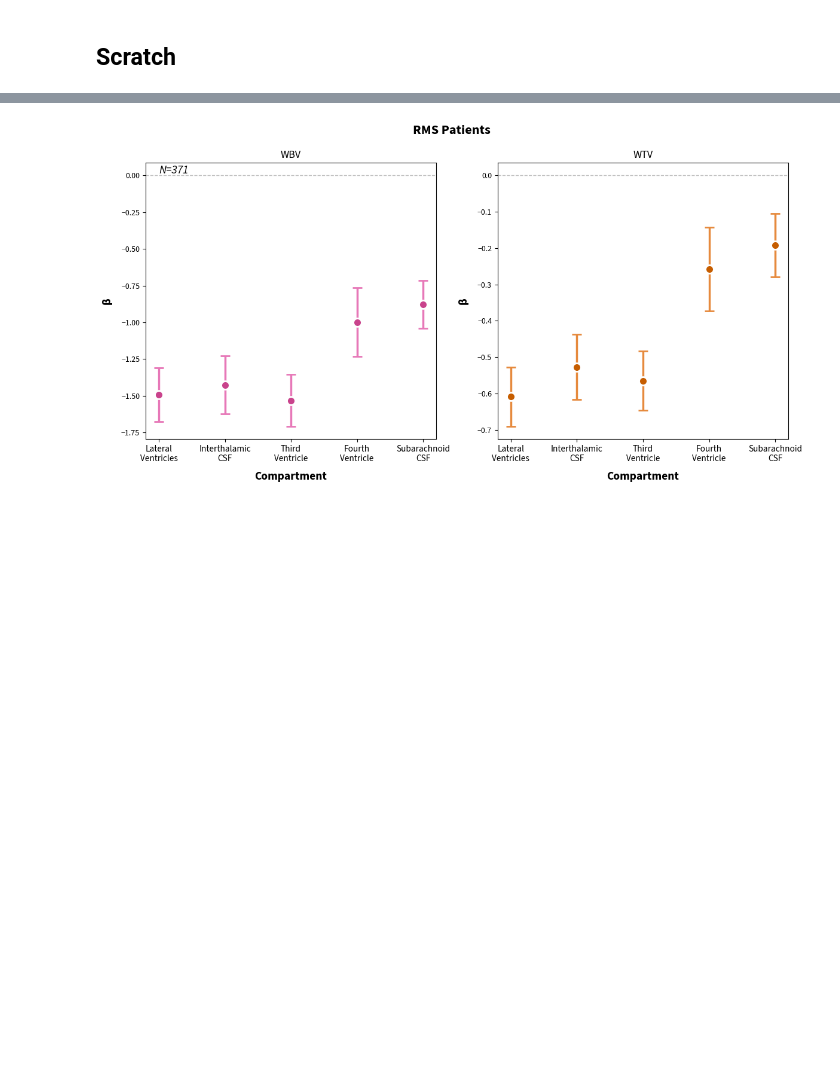
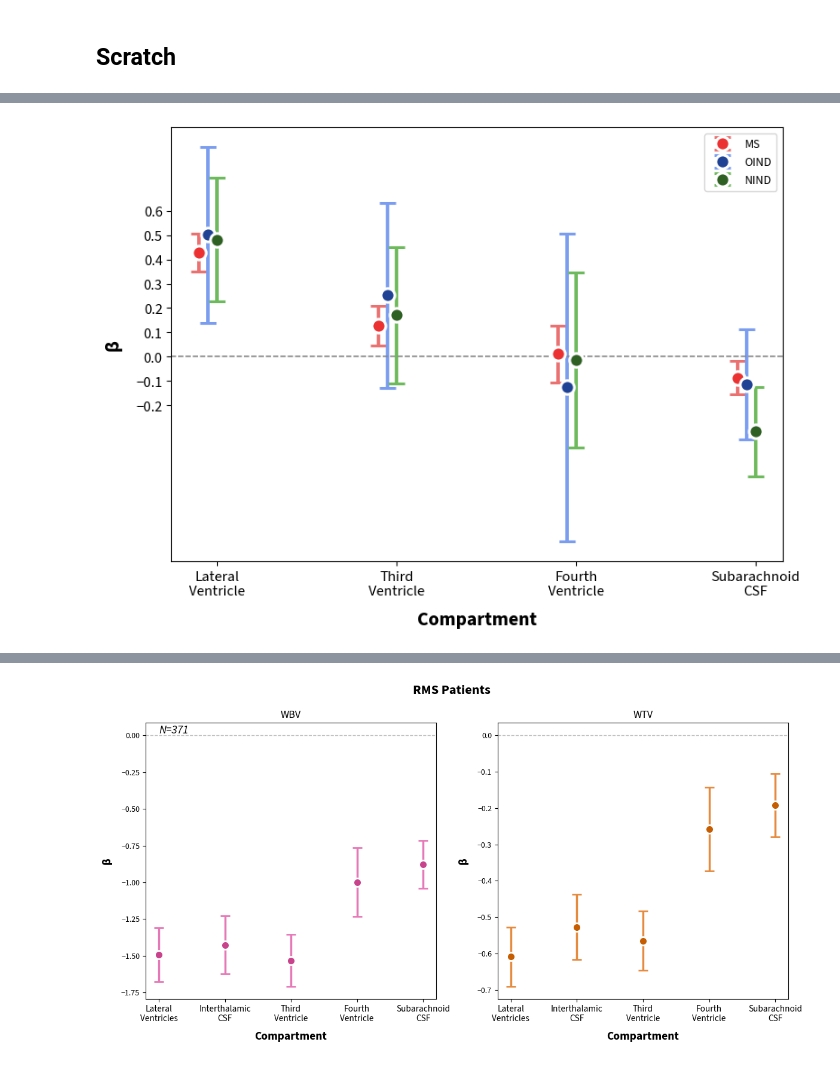
Before and after one commit to srs328/ms_mri, a Jupyter notebook: analysis/thalamus/results/3-CP_CSF_analysis.ipynb, the cells around one changed output, grey strips where cells are left out. Cells and saved outputs as stored; diff of their text form; code cells hidden in the pictures; blank space fills up the shorter version.

```diff
--- a/analysis/thalamus/results/3-CP_CSF_analysis.ipynb
+++ b/analysis/thalamus/results/3-CP_CSF_analysis.ipynb
@@ -887,3 +887,8 @@ Notes:
 [1] Standard Errors are heteroscedasticity robust (HC3)
 <class 'statsmodels.stats.contrast.ContrastResults'>
 <Wald test (chi2): statistic=[[10.08265682]], p-value=0.0014967136965124373, df_denom=1>
+# %%
+model_data = data[NIND_patients].copy()
+model_data = zscore(model_data)
+res = smf.ols("LV_log ~ CP + age + Female + tiv + WBV", data=model_data).fit()
+print(res.summary())
@@ -3077,0 +3155,92 @@ for model_name, model, formula in zip(
+# %%
+outcomes = ["LV_log", "thirdV_log", "fourthV_log", "periCSF_log"]
+predictors = [
+    "CP",
+]
+all_covariates = {
+    "basic": ["age", "Female", "tiv"],
+    "WBV": ["WBV", "age", "Female", "tiv"],
+}
+
+figures = {}
+all_axes = {}
+fig, axes = plt.subplots(figsize=(8, 6))
+save_path = fig_path / "tmp.xlsx"
+
+for patients, group_name, color_suffix, jitter in zip([MS_patients, OIND_patients, NIND_patients],
+                                ["MS", "OIND", "NIND"],
+                                ["red1", "blue1", "green1"],
+                                ([0, 0.05, 0.1])):
+    model_data = zscore(data[patients], skip_vars=["PRL"])
+    # model_data = model_data.loc[~model_data.index.isin(exclude_subs), :]
+
+    all_results = {}
+    all_models = {}
+    for control_name, covariates in all_covariates.items():
+        _, all_results[control_name], all_models[control_name] = regutils.run_regressions(
+            model_data, outcomes, predictors, covariates=covariates, to_check_vif=False
+        )
+
+
+    control_name = "WBV"
+    predictor = "CP"
+    result = all_results[control_name][predictor]
+    # model = all_results[control_name][()]
+    figsize = (8, 6)
+    scale_factor = 1.1
+    ax = axes
+    # plot_csf_compartment_results(
+    #     all_results[control_name],
+    #     predictor,
+    #     control_name,
+    #     point_color=colors["dark pink1"],
+    #     ecolor=colors["light pink1"],
+    #     line_color=colors["darkest red2"],
+    #     connect_points=False,
+    #     legend_label=group_name,
+    #     fig=fig,
+    #     ax=ax
+    # )
+    display_csf_compartment_results(all_results, all_covariates, predictor, control_name)
+
+    plot_csf_compartment_results(
+        all_results[control_name],
+        predictor,
+        control_name,
+        jitter=jitter,
+        point_color=colors[f"dark {color_suffix}"],
+        ecolor=colors[f"light {color_suffix}"],
+        line_color=colors[f"darkest {color_suffix}"],
+        connect_points=False,
+        legend_label=group_name,
+        figsize=figsize,
+        suptitle=None,
+        fig=fig,
+        ax=ax,
+        scale_factor=scale_factor,
+        axtitle=None,
+
+    )
+    ax.legend()
+    save_path = fig_path / "tmp.xlsx"
+
+    write_results = all_results[control_name]['CP']
+    if save_path.exists():
+        mode = 'a'
+        if_sheet_exists = "replace"
+    else:
+        mode = 'w'
+        if_sheet_exists = None
+    with pd.ExcelWriter(save_path, mode=mode, if_sheet_exists=if_sheet_exists) as writer:
+        write_results.to_excel(writer, sheet_name=group_name)
+
+
+    # ax.set_title("WBV", fontsize=13)
+    # ax.text(0, 0.015, f"N={len(model_data)}", fontstyle="italic", fontsize=14)
+
+
+    # fig.suptitle(f"{group_name} Patients", fontweight='bold', y=1.02, fontsize=16)
+
+    # figures[group_name] = fig
+    # all_axes[group_name] = axes
+# %% [output]
@@ -3077,0 +3274 @@ for model_name, model, formula in zip(
+[figure, added]
```
Also changed, not shown: parts of 5 cells of this notebook, 17 other files.
